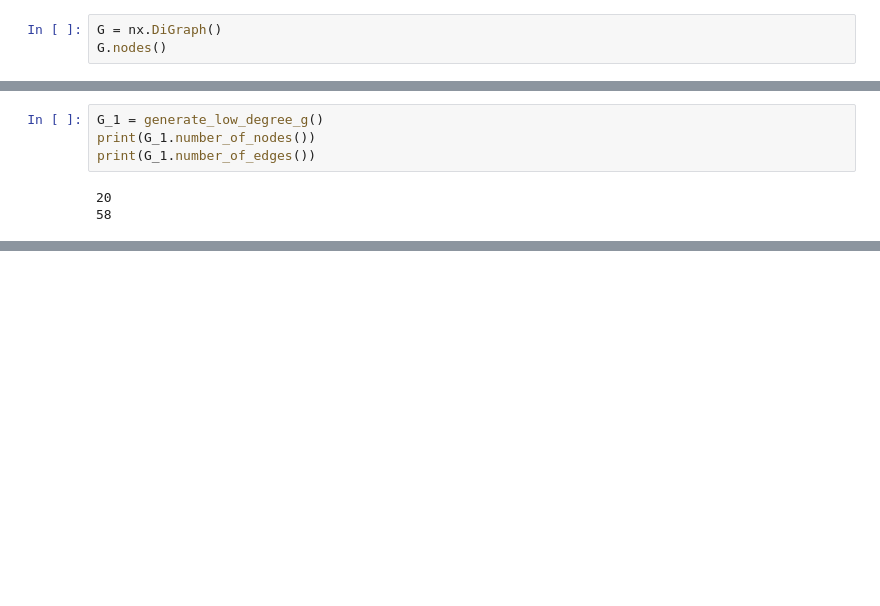
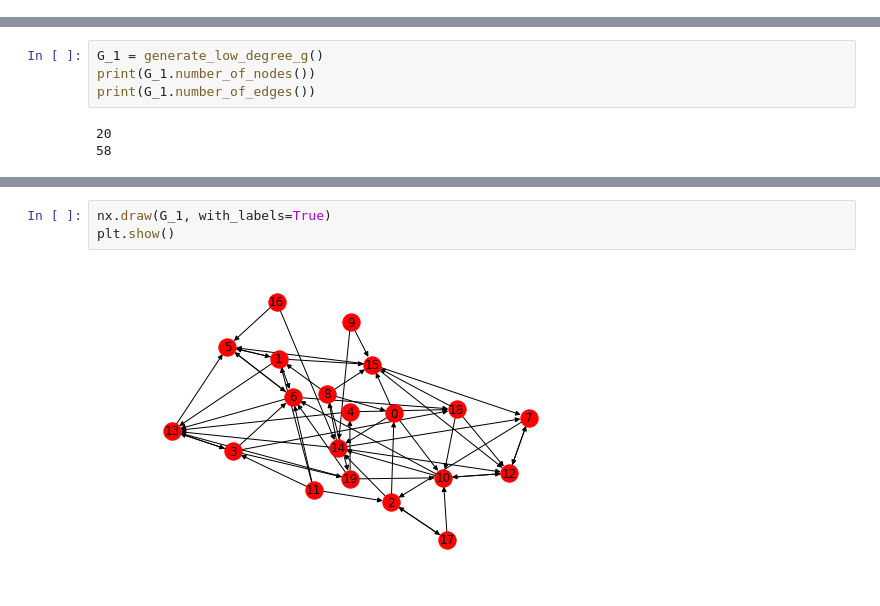
Before and after one commit to zhoutianyu16tue/PathFinder, a Jupyter notebook: greedy_path_finder.ipynb, the cells around one changed output, grey strips where cells are left out. Drawn from its saved outputs; the diff is of its cells as text; blank space fills up the shorter version.

```diff
--- a/greedy_path_finder.ipynb
+++ b/greedy_path_finder.ipynb
@@ -35,6 +35,3 @@ NUM_NODE = 100
 WEIGHT_MIN = .0
 WEIGHT_MAX = 1.
 OUT_DEGREE_MAX = 10
-# %%
-G = nx.DiGraph()
-G.nodes()
@@ -383,0 +365,5 @@ for src in G_1.nodes():
+# %%
+nx.draw(G_1, with_labels=True)
+plt.show()
+# %% [output]
+[figure, added]
```
Also changed, not shown: parts of 19 cells of this notebook.
